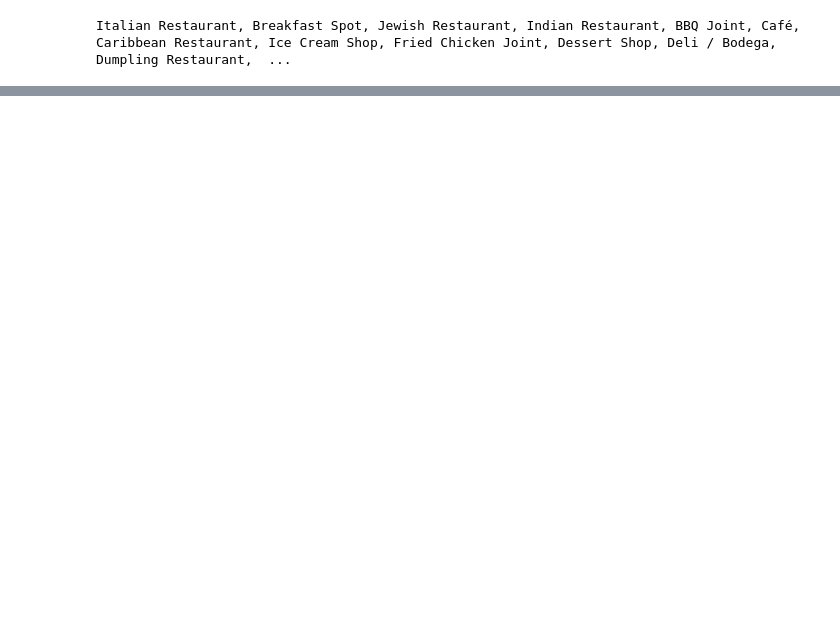
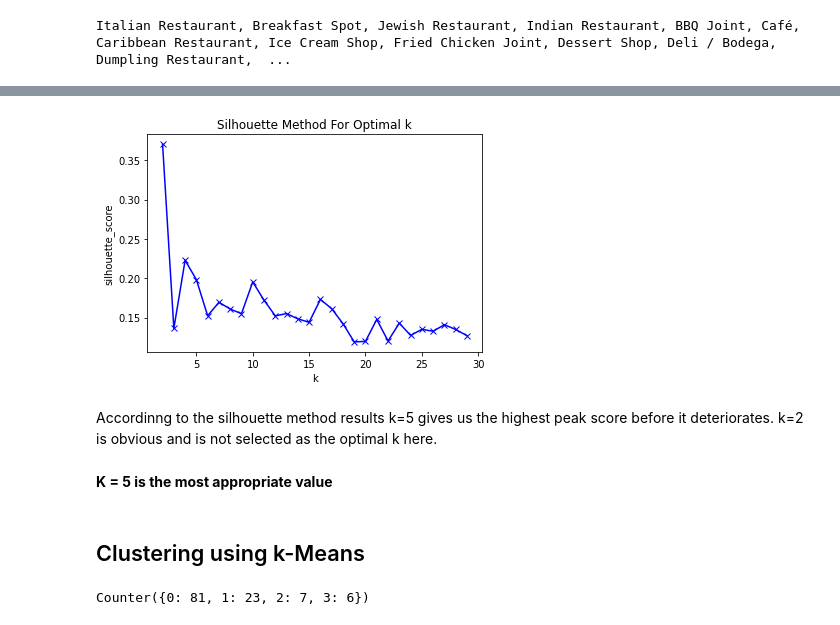
Before and after one commit to agprasanna/Coursera_Capstone, a Jupyter notebook: Opening_an_Indian_Restaurant_in_Toronto.ipynb, the cells around one changed output, grey strips where cells are left out. Cells and saved outputs as stored; diff of their text form; code cells hidden in the pictures; blank space fills up the shorter version.

```diff
--- a/Opening_an_Indian_Restaurant_in_Toronto.ipynb
+++ b/Opening_an_Indian_Restaurant_in_Toronto.ipynb
@@ -441,0 +568,24 @@ BBQ Joint, Argentinian Restaurant, Paella Restaurant, French Restaurant, African
+# %%
+plt.plot(K_sil, sil, 'bx-')
+plt.xlabel('k')
+plt.ylabel('silhouette_score')
+plt.title('Silhouette Method For Optimal k')
+plt.show()
+# %% [output]
+[figure, added]
+# %% [markdown]
+Accordinng to the silhouette method results k=5 gives us the highest peak score before it deteriorates. k=2 is obvious and is not selected as the optimal k here.
+# %% [markdown]
+**K = 5 is the most appropriate value**
+# %% [markdown]
+## Clustering using k-Means
+# %%
+# set number of clusters
+kclusters = 4
+
+# run k-means clustering
+kmeans = KMeans(init="k-means++", n_clusters=kclusters, n_init=20).fit(Toronto_venues_grouped_Clustering)
+
+print(Counter(kmeans.labels_))
+# %% [output]
+Counter({0: 81, 1: 23, 2: 7, 3: 6})
```
Also changed, not shown: parts of 26 cells of this notebook.
